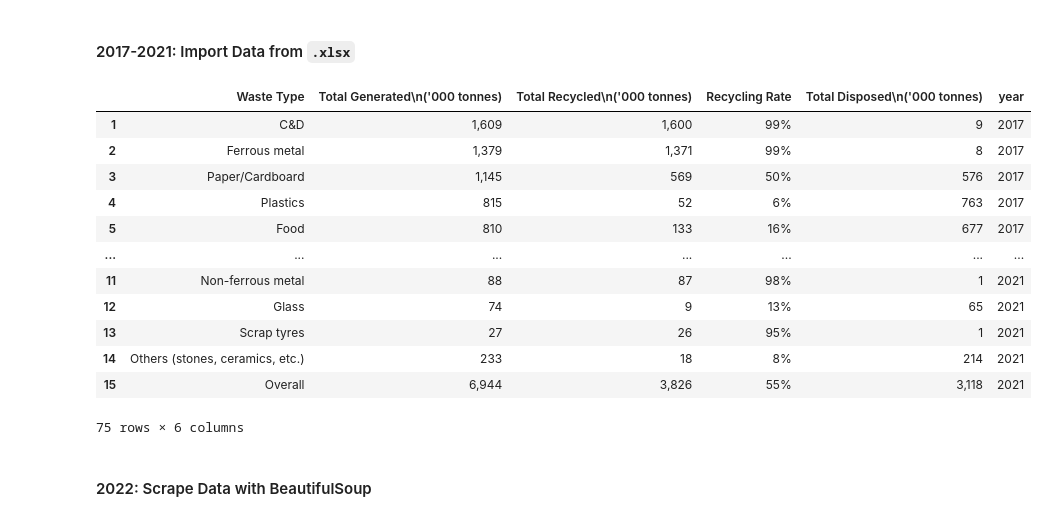
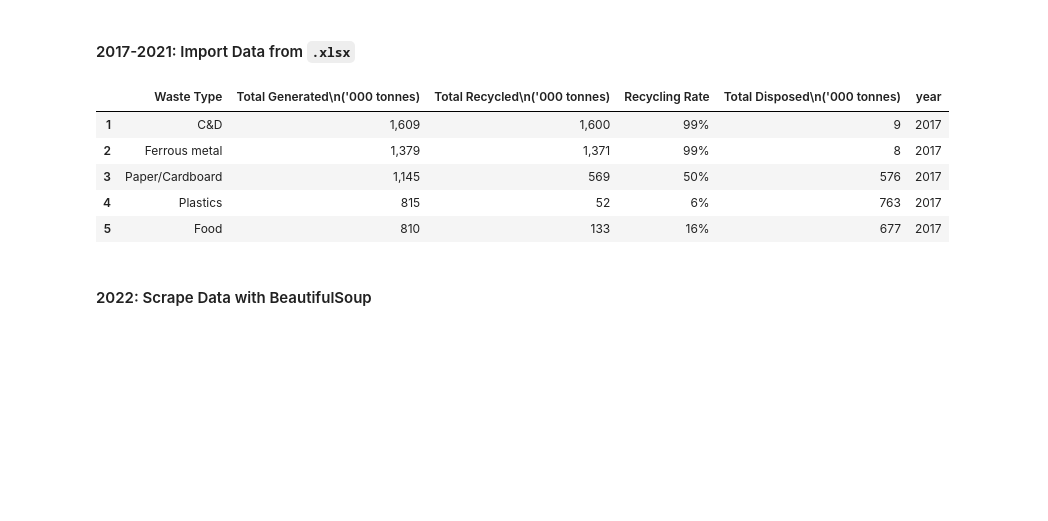
Before and after one commit to kuehbiko/02-Personal-Projects, a Jupyter notebook: WIP/Recycled Energy Savings in Singapore/recycled_materials_energy_analysis.ipynb, the cells around one changed output. Cells and saved outputs as stored; diff of their text form; code cells hidden in the pictures; blank space fills up the shorter version.

```diff
--- a/WIP/Recycled Energy Savings in Singapore/recycled_materials_energy_analysis.ipynb
+++ b/WIP/Recycled Energy Savings in Singapore/recycled_materials_energy_analysis.ipynb
@@ -75,21 +73,14 @@ for sheet in sheets:
 
 df_17to21 = pd.concat(df_17to21_list, axis=0)
 # %%
-df_17to21
+df_17to21.head()
 # %% [output]
 |  | Waste Type | Total Generated\n('000 tonnes) | Total Recycled\n('000 tonnes) | Recycling Rate | Total Disposed\n('000 tonnes) | year |
 | 1 | C&D | 1,609 | 1,600 | 99% | 9 | 2017 |
 | 2 | Ferrous metal | 1,379 | 1,371 | 99% | 8 | 2017 |
 | 3 | Paper/Cardboard | 1,145 | 569 | 50% | 576 | 2017 |
 | 4 | Plastics | 815 | 52 | 6% | 763 | 2017 |
 | 5 | Food | 810 | 133 | 16% | 677 | 2017 |
-| ... | ... | ... | ... | ... | ... | ... |
-| 11 | Non-ferrous metal | 88 | 87 | 98% | 1 | 2021 |
-| 12 | Glass | 74 | 9 | 13% | 65 | 2021 |
-| 13 | Scrap tyres | 27 | 26 | 95% | 1 | 2021 |
-| 14 | Others (stones, ceramics, etc.) | 233 | 18 | 8% | 214 | 2021 |
-| 15 | Overall | 6,944 | 3,826 | 55% | 3,118 | 2021 |
-75 rows × 6 columns
 # %% [markdown]
 #### 2022: Scrape Data with BeautifulSoup
 # %%
```
Also changed, not shown: parts of 24 cells of this notebook.
